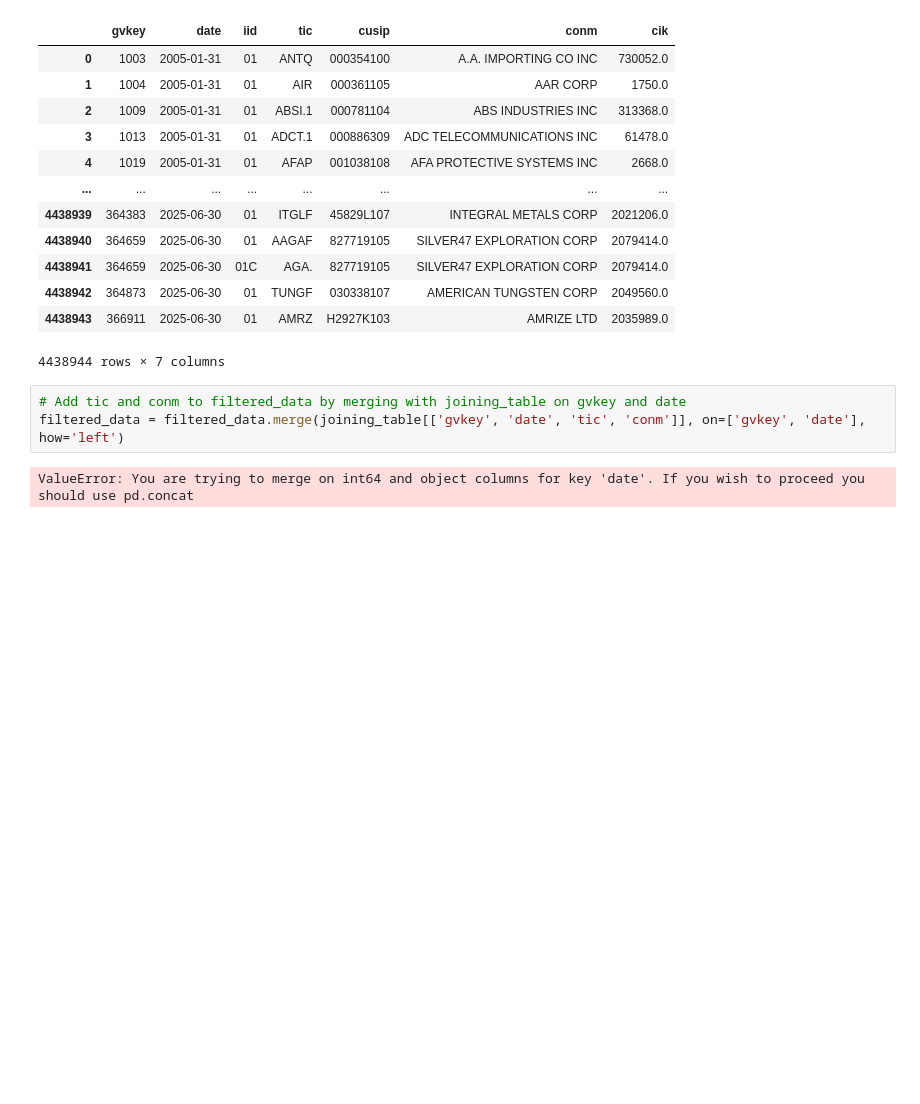
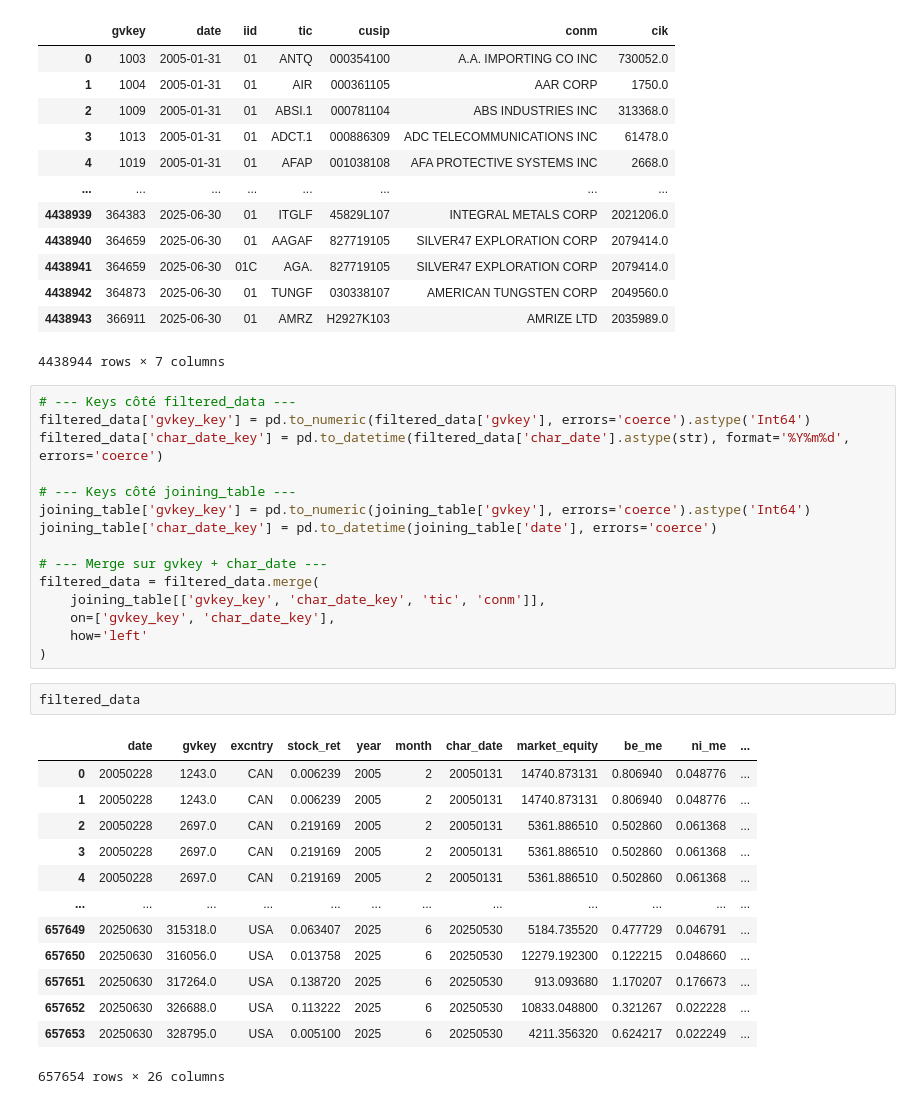
Before and after one commit to Alexis-Perron/ESSAI-BLM-LLM, a Jupyter notebook: dataprep.ipynb, the cells around one changed output. Saved outputs shown, nothing was run; the diff lists cells and outputs as text; blank space fills up the shorter version.

```diff
--- a/dataprep.ipynb
+++ b/dataprep.ipynb
@@ -55,7 +56,33 @@ joining_table
 | 4438943 | 366911 | 2025-06-30 | 01 | AMRZ | H2927K103 | AMRIZE LTD | 2035989.0 |
 4438944 rows × 7 columns
 # %%
-# Add tic and conm to filtered_data by merging with joining_table on gvkey and date
-filtered_data = filtered_data.merge(joining_table[['gvkey', 'date', 'tic', 'conm']], on=['gvkey', 'date'], how='left')
+# --- Keys côté filtered_data ---
+filtered_data['gvkey_key'] = pd.to_numeric(filtered_data['gvkey'], errors='coerce').astype('Int64')
+filtered_data['char_date_key'] = pd.to_datetime(filtered_data['char_date'].astype(str), format='%Y%m%d', errors='coerce')
+
+# --- Keys côté joining_table ---
+joining_table['gvkey_key'] = pd.to_numeric(joining_table['gvkey'], errors='coerce').astype('Int64')
+joining_table['char_date_key'] = pd.to_datetime(joining_table['date'], errors='coerce')
+
+# --- Merge sur gvkey + char_date ---
+filtered_data = filtered_data.merge(
+    joining_table[['gvkey_key', 'char_date_key', 'tic', 'conm']],
+    on=['gvkey_key', 'char_date_key'],
+    how='left'
+)
-# %% [output]
-ValueError: You are trying to merge on int64 and object columns for key 'date'. If you wish to proceed you should use pd.concat
+# %%
+filtered_data
+# %% [output]
+|  | date | gvkey | excntry | stock_ret | year | month | char_date | market_equity | be_me | ni_me | ... |
+| 0 | 20050228 | 1243.0 | CAN | 0.006239 | 2005 | 2 | 20050131 | 14740.873131 | 0.806940 | 0.048776 | ... |
+| 1 | 20050228 | 1243.0 | CAN | 0.006239 | 2005 | 2 | 20050131 | 14740.873131 | 0.806940 | 0.048776 | ... |
+| 2 | 20050228 | 2697.0 | CAN | 0.219169 | 2005 | 2 | 20050131 | 5361.886510 | 0.502860 | 0.061368 | ... |
+| 3 | 20050228 | 2697.0 | CAN | 0.219169 | 2005 | 2 | 20050131 | 5361.886510 | 0.502860 | 0.061368 | ... |
+| 4 | 20050228 | 2697.0 | CAN | 0.219169 | 2005 | 2 | 20050131 | 5361.886510 | 0.502860 | 0.061368 | ... |
+| ... | ... | ... | ... | ... | ... | ... | ... | ... | ... | ... | ... |
+| 657649 | 20250630 | 315318.0 | USA | 0.063407 | 2025 | 6 | 20250530 | 5184.735520 | 0.477729 | 0.046791 | ... |
+| 657650 | 20250630 | 316056.0 | USA | 0.013758 | 2025 | 6 | 20250530 | 12279.192300 | 0.122215 | 0.048660 | ... |
+| 657651 | 20250630 | 317264.0 | USA | 0.138720 | 2025 | 6 | 20250530 | 913.093680 | 1.170207 | 0.176673 | ... |
+| 657652 | 20250630 | 326688.0 | USA | 0.113222 | 2025 | 6 | 20250530 | 10833.048800 | 0.321267 | 0.022228 | ... |
+| 657653 | 20250630 | 328795.0 | USA | 0.005100 | 2025 | 6 | 20250530 | 4211.356320 | 0.624217 | 0.022249 | ... |
+657654 rows × 26 columns
```
Also changed, not shown: parts of 4 cells of this notebook.
